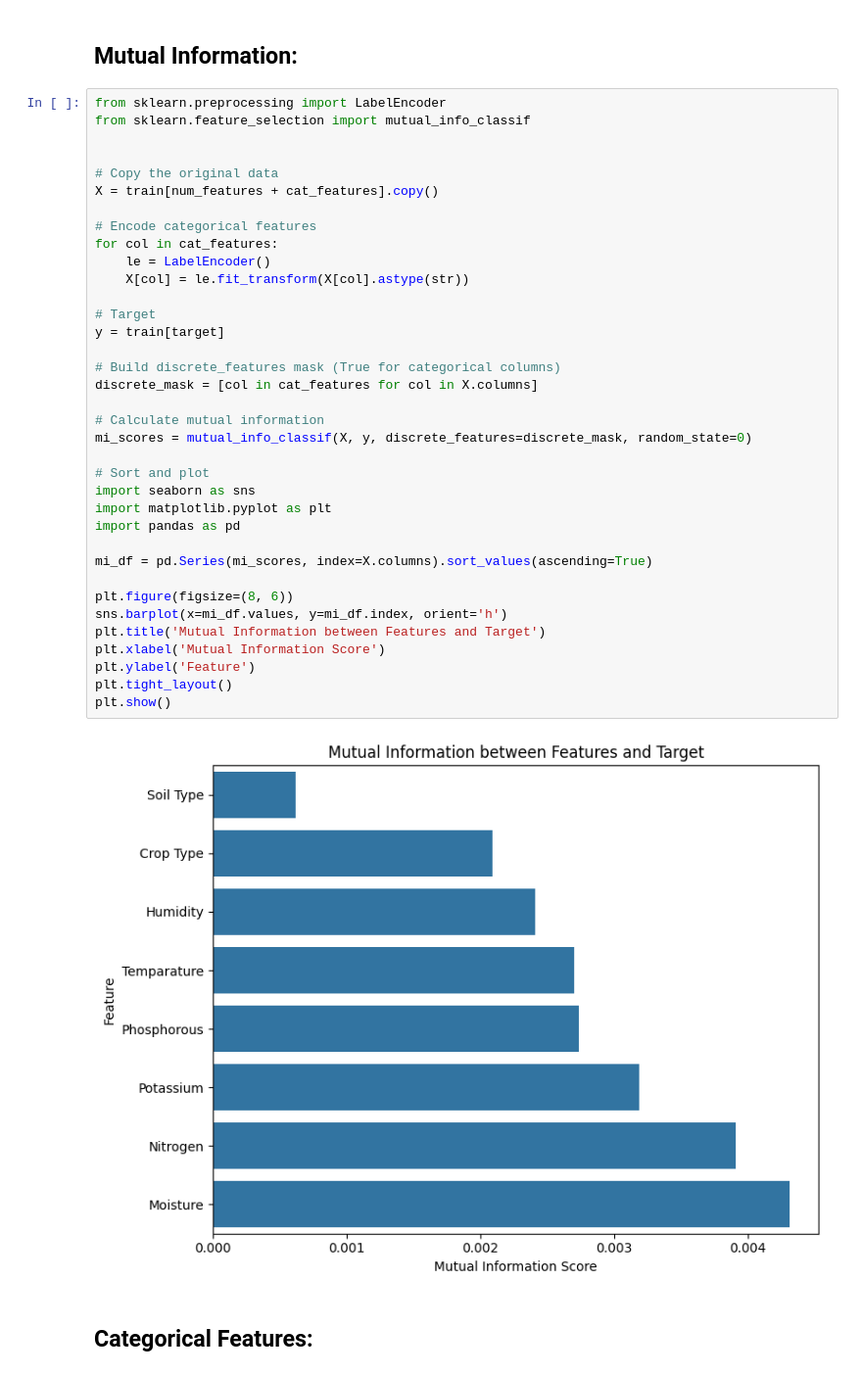
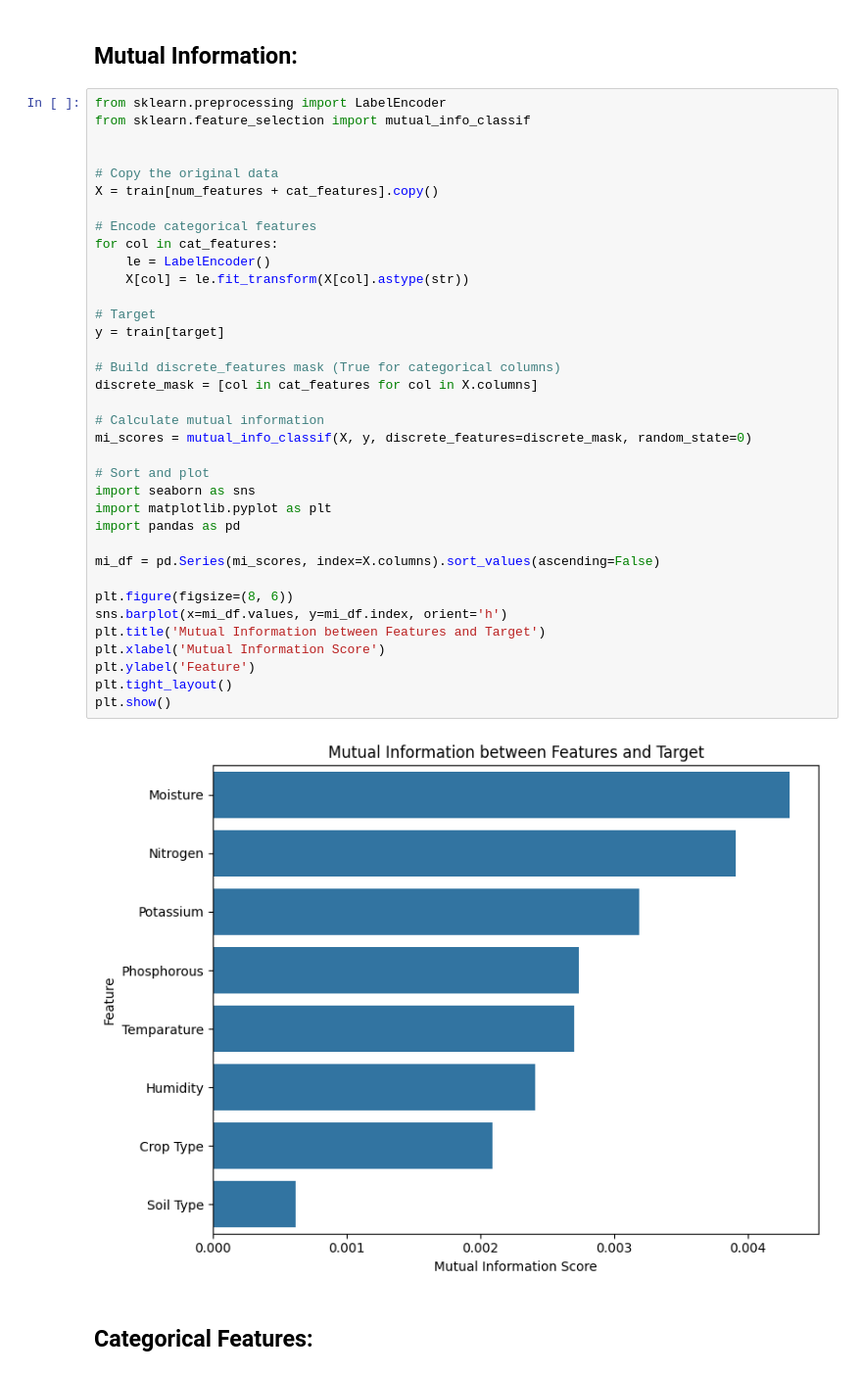
Before and after one commit to Khangtran94/KAGGLE_2025_June, a Jupyter notebook: EDA_Fertilizer.ipynb, the cells around one changed output. Shown at 98% size. Drawn from its saved outputs; the diff is of its cells as text.

```diff
--- a/EDA_Fertilizer.ipynb
+++ b/EDA_Fertilizer.ipynb
@@ -53,35 +53,35 @@ from sklearn.feature_selection import mutual_info_classif
 X = train[num_features + cat_features].copy()
 
 # Encode categorical features
 for col in cat_features:
     le = LabelEncoder()
     X[col] = le.fit_transform(X[col].astype(str))
 
 # Target
 y = train[target]
 
 # Build discrete_features mask (True for categorical columns)
 discrete_mask = [col in cat_features for col in X.columns]
 
 # Calculate mutual information
 mi_scores = mutual_info_classif(X, y, discrete_features=discrete_mask, random_state=0)
 
 # Sort and plot
 import seaborn as sns
 import matplotlib.pyplot as plt
 import pandas as pd
 
-mi_df = pd.Series(mi_scores, index=X.columns).sort_values(ascending=True)
+mi_df = pd.Series(mi_scores, index=X.columns).sort_values(ascending=False)
 
 plt.figure(figsize=(8, 6))
 sns.barplot(x=mi_df.values, y=mi_df.index, orient='h')
 plt.title('Mutual Information between Features and Target')
 plt.xlabel('Mutual Information Score')
 plt.ylabel('Feature')
 plt.tight_layout()
 plt.show()
 # %% [output]
-[figure, old version]
+[figure, new version]
 # %% [markdown]
 ## Categorical Features:
 # %%
```
Also changed, not shown: parts of 9 cells of this notebook.
